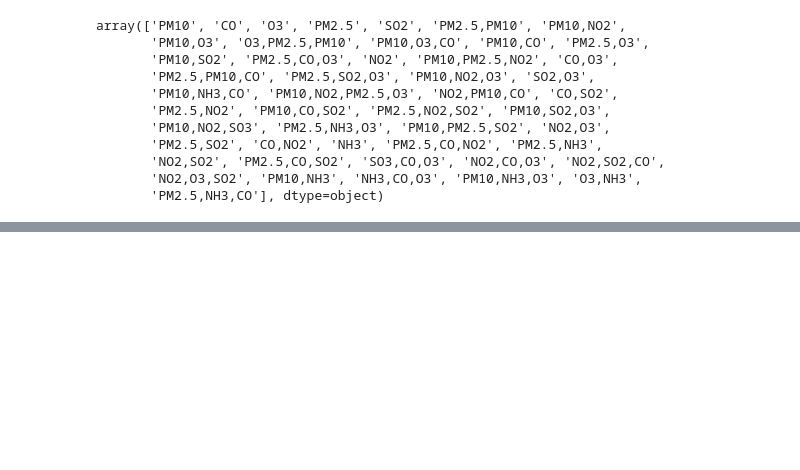
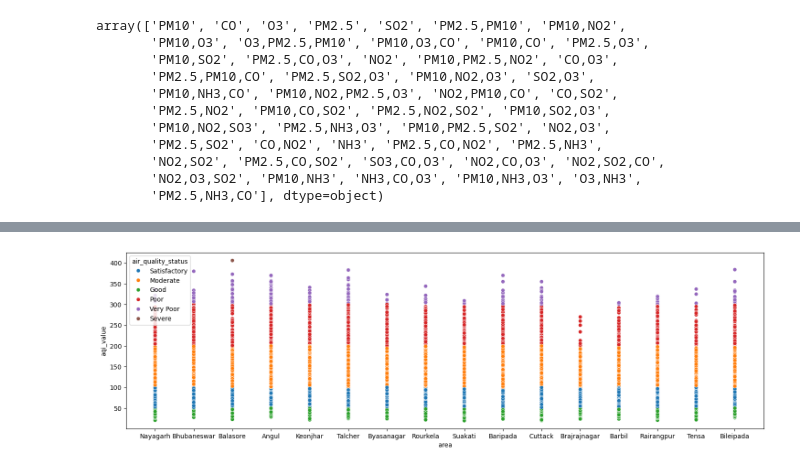
Before and after one commit to pradhans369/Python_and_Data_Science, a Jupyter notebook: 0 ML practice/17 indian cities AQI.ipynb, the cells around one changed output, grey strips where cells are left out. Saved outputs shown, nothing was run; the diff lists cells and outputs as text; code cells hidden in the pictures; blank space fills up the shorter version.

```diff
--- a/0 ML practice/17 indian cities AQI.ipynb
+++ b/0 ML practice/17 indian cities AQI.ipynb
@@ -93 +153,3 @@ array(['PM10', 'CO', 'O3', 'PM2.5', 'SO2', 'PM2.5,PM10', 'PM10,NO2',
+# %%
+color=df['air_quality_status']
 # %%
@@ -97,0 +231,11 @@ array(['PM10', 'CO', 'O3', 'PM2.5', 'SO2', 'PM2.5,PM10', 'PM10,NO2',
+# %%
+# plotting the aqi of cities of odisha
+
+odisha = df[df['state'] == 'Odisha']
+
+
+plt.figure(figsize=(18,5))
+sns.scatterplot(data=odisha, x='area', y='aqi_value', hue=color)
+plt.show()
+# %% [output]
+[figure, added]
```
Also changed, not shown: parts of 14 cells of this notebook.
